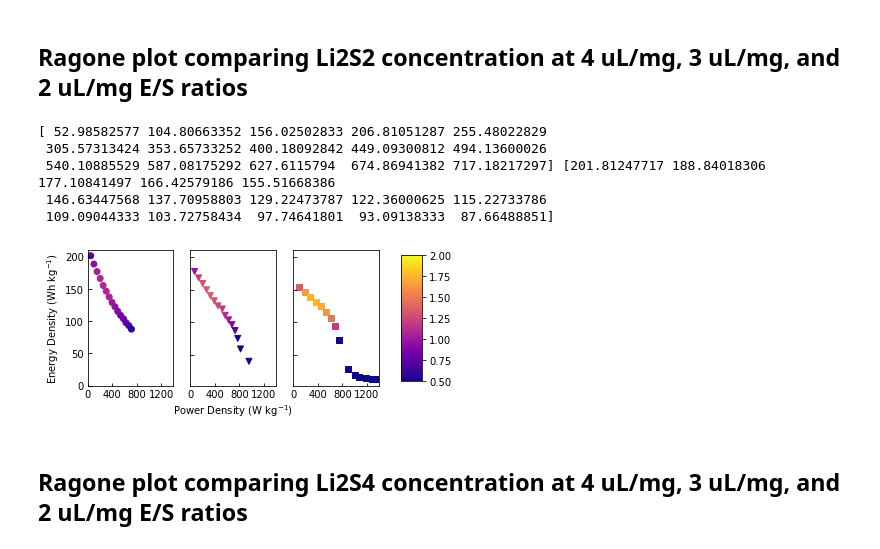
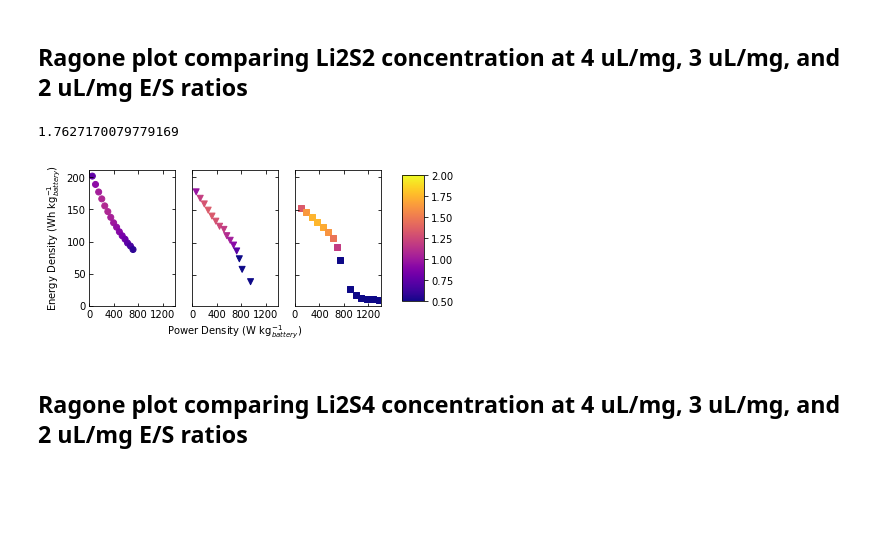
Before and after one commit to decaluwe/2020_Li_Sulfur_Modeling, a Jupyter notebook: Figures/scripts/Li_S Plotting.ipynb, the cells around one changed output. Saved outputs shown, nothing was run; the diff lists cells and outputs as text; code cells hidden in the pictures; blank space fills up the shorter version.

```diff
--- a/Figures/scripts/Li_S Plotting.ipynb
+++ b/Figures/scripts/Li_S Plotting.ipynb
@@ -118,7 +117,7 @@ def sort_df_short(SV):
 
 
 def tick_format(ax):
-    ax.tick_params(direction='in')
+    ax.tick_params(direction='in',top=True, right=True)
     for tick in ax.xaxis.get_major_ticks():
         tick.label1.set_fontsize(tick_font)
         tick.label1.set_fontname(font)
@@ -275,7 +258,7 @@ keys = ['dch0.1C', 'dch0.2C', 'dch0.3C', 'dch0.4C', 'dch0.5C', 'dch0.6C', 'dch0.
 keys_s = ['dch0.1C', 'dch0.5C', 'dch1.0C', 'dch1.5C']
 tags = tag_strings(lithiated_85pct25um['dch0.1C'])
 species = ['S8', 'Li2S8', 'Li2S6', 'Li2S4', 'Li2S2', 'Li2S']
-grad = np.linspace(0, 1, 6)
+grad = np.linspace(0, 1.15, 7)
 species_cmap = np.zeros((len(grad),4))
 for i, val in enumerate(grad):
     species_cmap[i] = matplotlib.cm.plasma(val)
@@ -539,23 +540,17 @@ os.chdir(owd)
 # %%
 Li2S8_max = 7
 Li2S4_max = 2
-#Li2S2_max = 0.00695
-#Li2S_max = 0.0008
 
 Li2S6_max = 6
-#Li2S3_max = 0.5*(Li2S4_max + Li2S2_max)
+
 i_ext_0 = -5.3847
-i_ext_4uL1 = [i_ext_0, i_ext_0*2, i_ext_0*3, i_ext_0*4, i_ext_0*5, i_ext_0*6, i_ext_0*7,
-         i_ext_0*8, i_ext_0*9, i_ext_0*10, i_ext_0*11, i_ext_0*12, i_ext_0*13,
-         i_ext_0*14, i_ext_0*15]
+i_ext_4uL1 = i_ext_0*np.arange(1,16)
+
 i_ext_0 = -6.9219
-i_ext_3uL1 = [i_ext_0, i_ext_0*2, i_ext_0*3, i_ext_0*4, i_ext_0*5, i_ext_0*6, i_ext_0*7,
-         i_ext_0*8, i_ext_0*9, i_ext_0*10, i_ext_0*11, i_ext_0*12, i_ext_0*13,
-         i_ext_0*14, i_ext_0*15]
+i_ext_3uL1 = i_ext_0*np.arange(1,16)
+
 i_ext_0 = -9.7124
-i_ext_2uL1 = [i_ext_0, i_ext_0*2, i_ext_0*3, i_ext_0*4, i_ext_0*5, i_ext_0*6, i_ext_0*7,
-         i_ext_0*8, i_ext_0*9, i_ext_0*10, i_ext_0*11, i_ext_0*12, i_ext_0*13,
-         i_ext_0*14, i_ext_0*15]
+i_ext_2uL1 = i_ext_0*np.arange(1,16)
 
 Power_cascade_4uL1 = np.zeros((len(keys)))
 E_rec_4uL1 = np.zeros((len(keys)))
@@ -564,9 +559,8 @@ for i in np.arange(0, len(keys)):
     Cap_cascadei_4uL1 = Cap_Li_4uL[keys[i]]
     Vcell_cascade_avg_4uL1 = np.average(Vcell_cascadei_4uL1)
     Power_cascade_4uL1[i] = -Vcell_cascade_avg_4uL1*i_ext_4uL1[i]*inputs.A_cat/an4uL1.m_bat
-    E_rec_4uL1[i] = -Vcell_cascade_avg_4uL1*Cap_cascadei_4uL1.iloc[-1]*(cat4uL1.m_S_tot_0)/an4uL1.m_bat
-
-print(Power_cascade_4uL1, -E_rec_4uL1)
+    E_rec_4uL1[i] = -(Vcell_cascade_avg_4uL1*Cap_cascadei_4uL1.iloc[-1]*(cat4uL1.m_S_tot_0)/
+        an4uL1.m_bat)
 
 Power_cascade_3uL1 = np.zeros((len(keys)))
 E_rec_3uL1 = np.zeros((len(keys)))
@@ -575,7 +569,8 @@ for i in np.arange(0, len(keys)):
     Cap_cascadei_3uL1 = Cap_Li_3uL[keys[i]]
     Vcell_cascade_avg_3uL1 = np.average(Vcell_cascadei_3uL1)
     Power_cascade_3uL1[i] = -Vcell_cascade_avg_3uL1*i_ext_3uL1[i]*inputs.A_cat/an3uL1.m_bat
-    E_rec_3uL1[i] = -Vcell_cascade_avg_3uL1*Cap_cascadei_3uL1.iloc[-1]*(cat3uL1.m_S_tot_0)/an3uL1.m_bat
+    E_rec_3uL1[i] = -(Vcell_cascade_avg_3uL1*Cap_cascadei_3uL1.iloc[-1]*(cat3uL1.m_S_tot_0)/
+        an3uL1.m_bat)
 
 Power_cascade_2uL1 = np.zeros((len(keys)))
 E_rec_2uL1 = np.zeros((len(keys)))
@@ -584,13 +579,8 @@ for i in np.arange(0, len(keys)):
     Cap_cascadei_2uL1 = Cap_Li_2uL[keys[i]]
     Vcell_cascade_avg_2uL1 = np.average(Vcell_cascadei_2uL1)
     Power_cascade_2uL1[i] = -Vcell_cascade_avg_2uL1*i_ext_2uL1[i]*inputs.A_cat/an2uL1.m_bat
-    E_rec_2uL1[i] = -Vcell_cascade_avg_2uL1*Cap_cascadei_2uL1.iloc[-1]*(cat2uL1.m_S_tot_0)/an2uL1.m_bat
+    E_rec_2uL1[i] = -(Vcell_cascade_avg_2uL1*Cap_cascadei_2uL1.iloc[-1]*(cat2uL1.m_S_tot_0)/
+        an2uL1.m_bat)
-# %% [output]
-[ 52.98582577 104.80663352 156.02502833 206.81051287 255.48022829
- 305.57313424 353.65733252 400.18092842 449.09300812 494.13600026
- 540.10885529 587.08175292 627.6115794  674.86941382 717.18217297] [201.81247717 188.84018306 177.10841497 166.42579186 155.51668386
- 146.63447568 137.70958803 129.22473787 122.36000625 115.22733786
- 109.09044333 103.72758434  97.74641801  93.09138333  87.66488851]
 # %%
 Max_conc_4uL1 = np.zeros((len(keys)))
 for i in np.arange(0, len(keys)):
@@ -639,38 +629,38 @@ plasma_custom_2uL1 = matplotlib.cm.plasma(Max_conc_norm_2uL1)
 # %%
 os.chdir(owd)
 # os.chdir('Figures/ragone plots')
 fig, axs = plt.subplots(1, 3, sharex=True, sharey=True, num=i)
 for i in range(3):
     axs[i].tick_params(direction='in')
     tick_format(axs[i])
 
 fig.set_size_inches((6., 2.5))
 val_max = 2
 val_min = 0.5
+print(max(Max_conc_2uL1))
 axs[0].scatter(Power_cascade_4uL1, -E_rec_4uL1, marker='o', c=Max_conc_4uL1, cmap='plasma',
                  vmin=val_min, vmax=val_max)
 axs[1].scatter(Power_cascade_3uL1, -E_rec_3uL1, marker='v', c=Max_conc_3uL1, cmap='plasma',
                  vmin=val_min, vmax=val_max)
 plt3 = axs[2].scatter(Power_cascade_2uL1, -E_rec_2uL1, marker=',', c=Max_conc_2uL1, cmap='plasma',
                  vmin=val_min, vmax=val_max)
 
 fig.subplots_adjust(right=0.8)
 cbar_ax = fig.add_axes([0.85, 0.15, 0.05, 0.7])
 fig.colorbar(plt3, cax=cbar_ax)
 
-axs[1].set_xlabel('Power Density (W kg$^{-1}$)')
-axs[0].set_ylabel('Energy Density (Wh kg$^{-1}$)')
+axs[1].set_xlabel('Power Density (W kg$^{-1}_{battery}$)')
+axs[0].set_ylabel('Energy Density (Wh kg$^{-1}_{battery}$)')
 
 axs[0].set_xlim((-0, 1400))
 axs[0].set_xticks([0, 400, 800, 1200])
 axs[0].set_yticks([0,50,100,150,200])
-#plt.colorbar(ax=axs[2])
-#plt.ylim((75, 285))
-#plt.xlim((20, 450))
-fig.savefig('Figure7_Ragone_Li2S2.pdf',dpi=350)
+
+fig.savefig('Supplemental_Figure_Ragone_Li2S2.pdf',dpi=350)
 os.chdir(owd)
 # %% [output]
+1.7627170079779169
-[figure, old version]
+[figure, new version]
 # %% [markdown]
 ## Ragone plot comparing Li2S4 concentration at 4 uL/mg, 3 uL/mg, and 2 uL/mg E/S ratios
 # %%
```
Also changed, not shown: parts of 14 cells of this notebook, 15 other files.
